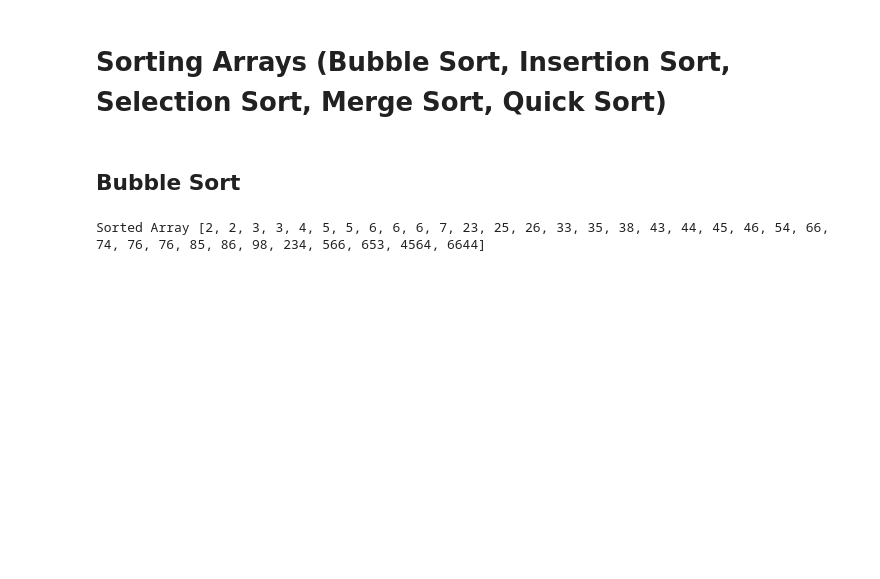
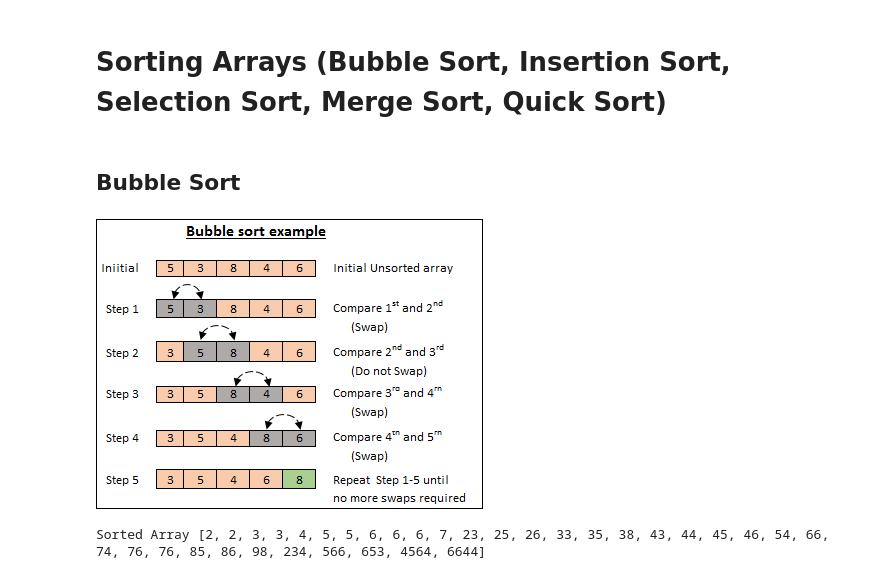
Before and after one commit to m-iliyas-m/DSA-with-Python, a Jupyter notebook: Arrays.ipynb, the cells around one changed output. Drawn from its saved outputs; the diff is of its cells as text; code cells hidden in the pictures; blank space fills up the shorter version.

```diff
--- a/Arrays.ipynb
+++ b/Arrays.ipynb
@@ -105,6 +115,10 @@ Element 91 found at index 10.
 # Sorting Arrays (Bubble Sort, Insertion Sort, Selection Sort, Merge Sort, Quick Sort)
 # %% [markdown]
 ## Bubble Sort
+# %%
+Image(filename='img/BubbleSort.png')
+# %% [output]
+[figure, added]
 # %%
 def Bubblesort(Arr):
     n = len(Arr)
```
Also changed, not shown: parts of 6 cells of this notebook, 5 other files.
